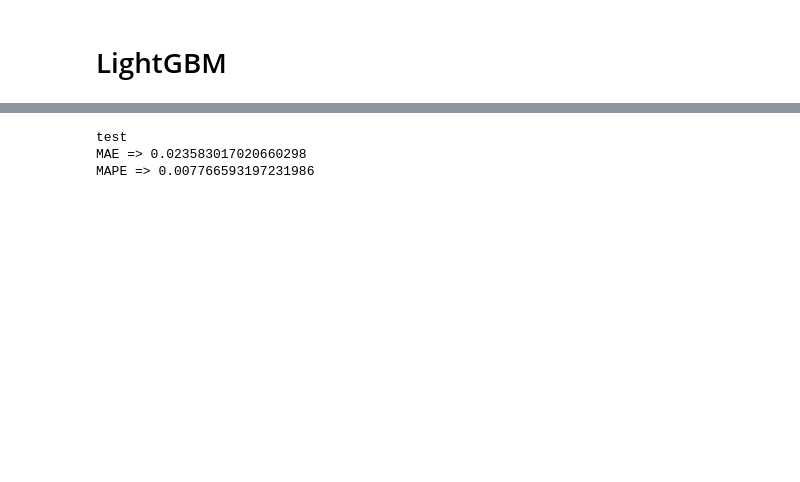
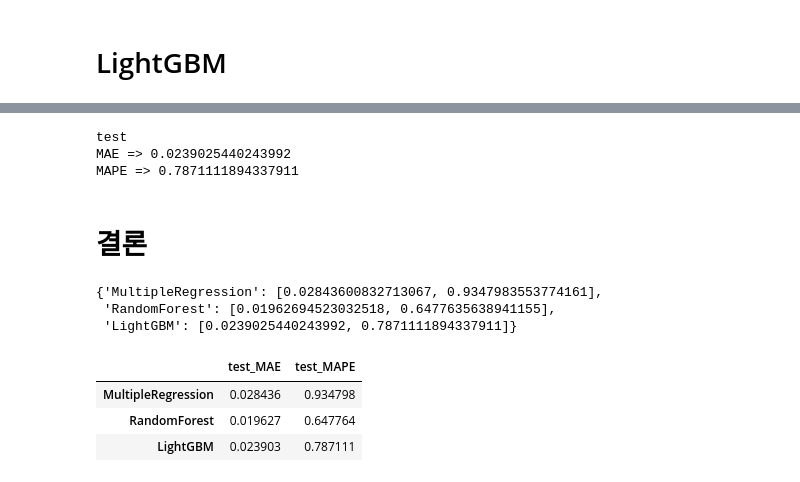
Before and after one commit to voo0o08/computermate_project, a Jupyter notebook: data_analysis.ipynb, the cells around one changed output, grey strips where cells are left out. Cells and saved outputs as stored; diff of their text form; code cells hidden in the pictures; blank space fills up the shorter version.

```diff
--- a/data_analysis.ipynb
+++ b/data_analysis.ipynb
@@ -395,6 +364,19 @@ s_temp_sv : 스크류 온도 설정 값
 from sklearn.metrics import mean_absolute_error # MAE
 from sklearn.metrics import mean_absolute_percentage_error # MAPE
 
-def print_err(y_true, y_pred):
-    print(f"MAE => {mean_absolute_error(y_true, y_pred)}")
-    print(f"MAPE => {mean_absolute_percentage_error(y_true, y_pred)}")
+score_dict = {"MultipleRegression" : [],
+              "RandomForest" : [],
+              "LightGBM" : []}
+
+def print_err(y_true, y_pred, model_name = None, score_dict=score_dict):
+    # None이 아니면 저장 -> test
+
+    MAE_score = mean_absolute_error(y_true, y_pred)
+    MAPE_score = mean_absolute_percentage_error(y_true, y_pred)*100
+
+    if model_name != None:
+        score_dict[model_name].append(MAE_score)
+        score_dict[model_name].append(MAPE_score)
+
+    print(f"MAE => {MAE_score}")
+    print(f"MAPE => {MAPE_score}")
@@ -502,8 +526,23 @@ MAPE => 0.007179531886854367
 # %%
 pred_y_lgbm = model_lgbm.predict(X_test)
 print("test")
-print_err(y_test, pred_y_lgbm)
+print_err(y_test, pred_y_lgbm, "LightGBM")
 # %% [output]
 test
-MAE => 0.023583017020660298
-MAPE => 0.007766593197231986
+MAE => 0.0239025440243992
+MAPE => 0.7871111894337911
+# %% [markdown]
+# 결론
+# %%
+score_dict
+# %% [output]
+{'MultipleRegression': [0.02843600832713067, 0.9347983553774161],
+ 'RandomForest': [0.01962694523032518, 0.6477635638941155],
+ 'LightGBM': [0.0239025440243992, 0.7871111894337911]}
+# %%
+pd.DataFrame.from_dict(data=score_dict, orient='index', columns=['test_MAE','test_MAPE'])
+# %% [output]
+|  | test_MAE | test_MAPE |
+| MultipleRegression | 0.028436 | 0.934798 |
+| RandomForest | 0.019627 | 0.647764 |
+| LightGBM | 0.023903 | 0.787111 |
```
Also changed, not shown: parts of 21 cells of this notebook, 8 other files.
